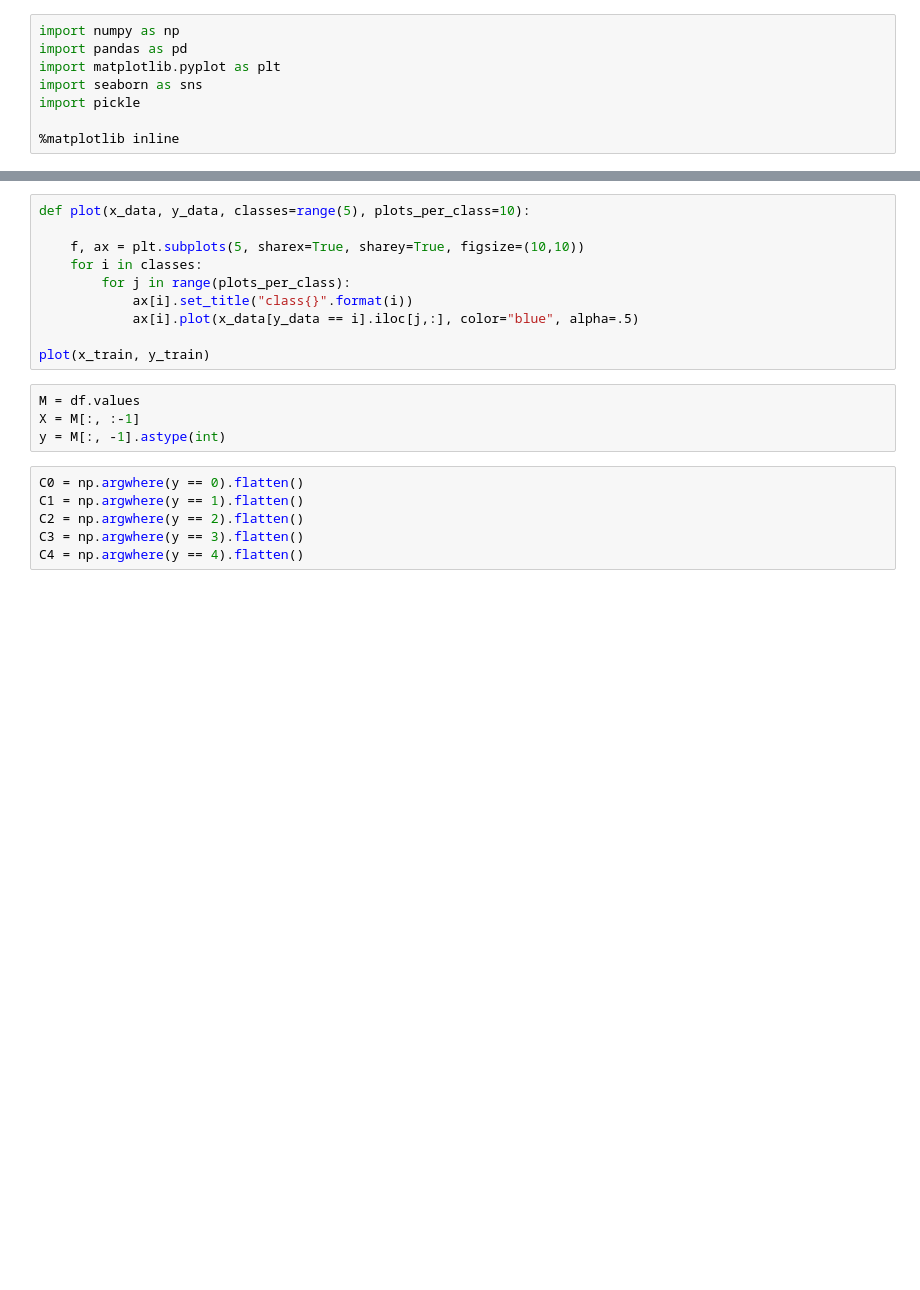
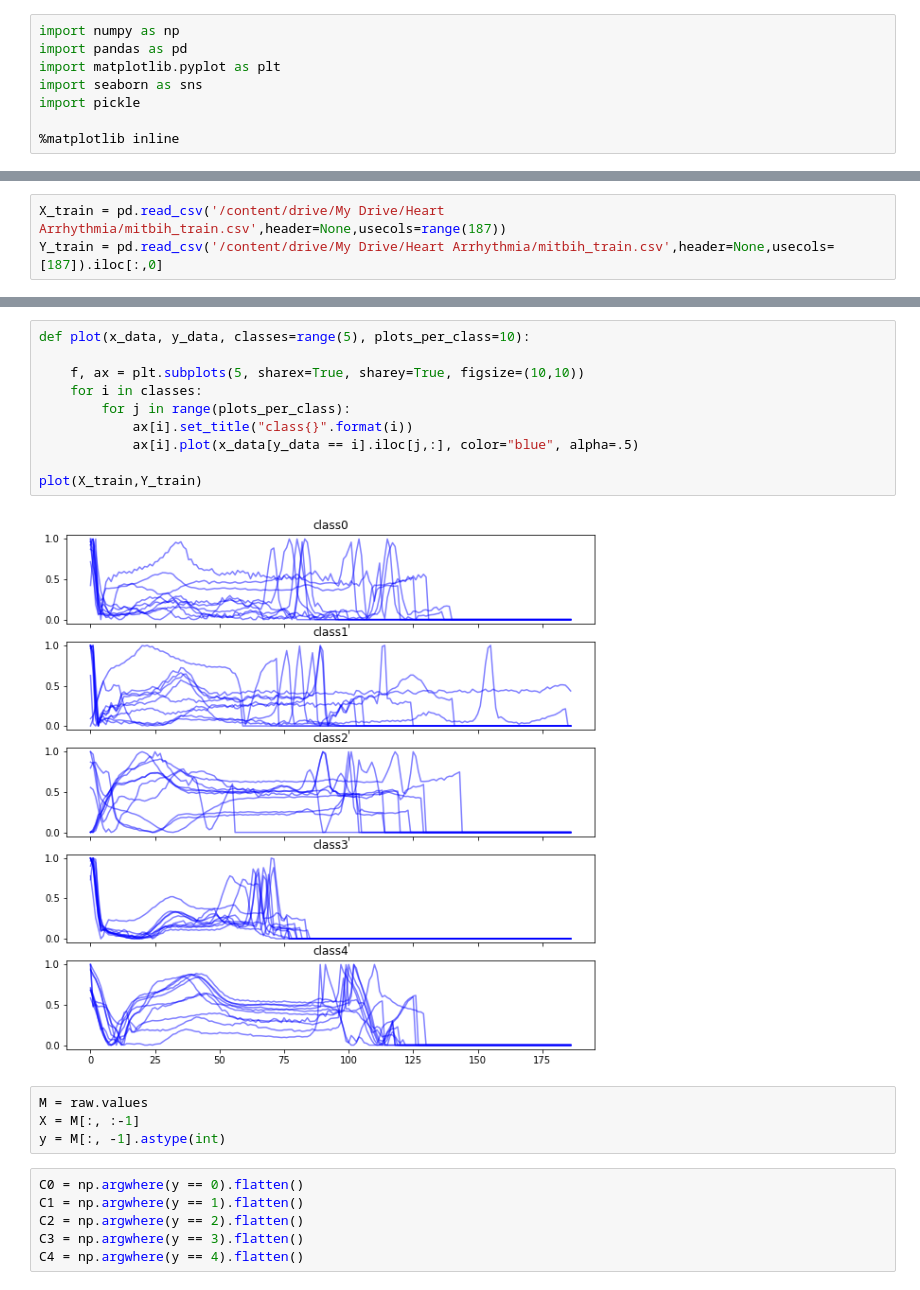
Before and after one commit to raimamathew/Heart-Arrhythmia, a Jupyter notebook: Project_Arrhythmia.ipynb, the cells around one changed output, grey strips where cells are left out. Saved outputs shown, nothing was run; the diff lists cells and outputs as text; blank space fills up the shorter version.

```diff
--- a/Project_Arrhythmia.ipynb
+++ b/Project_Arrhythmia.ipynb
@@ -12 +17,4 @@ y_train = pd.read_csv('mitbih_train.csv',header=None)
+# %%
+X_train = pd.read_csv('/content/drive/My Drive/Heart Arrhythmia/mitbih_train.csv',header=None,usecols=range(187))
+Y_train = pd.read_csv('/content/drive/My Drive/Heart Arrhythmia/mitbih_train.csv',header=None,usecols=[187]).iloc[:,0]
 # %%
@@ -50,15 +58,17 @@ Name: 187, dtype: int64
 # %%
 def plot(x_data, y_data, classes=range(5), plots_per_class=10):
 
     f, ax = plt.subplots(5, sharex=True, sharey=True, figsize=(10,10))
     for i in classes:
         for j in range(plots_per_class):
             ax[i].set_title("class{}".format(i))
             ax[i].plot(x_data[y_data == i].iloc[j,:], color="blue", alpha=.5)
 
-plot(x_train, y_train)
+plot(X_train,Y_train)
+# %% [output]
+[figure, added]
 # %%
-M = df.values
+M = raw.values
 X = M[:, :-1]
 y = M[:, -1].astype(int)
 # %%
```
Also changed, not shown: parts of 15 cells of this notebook.
